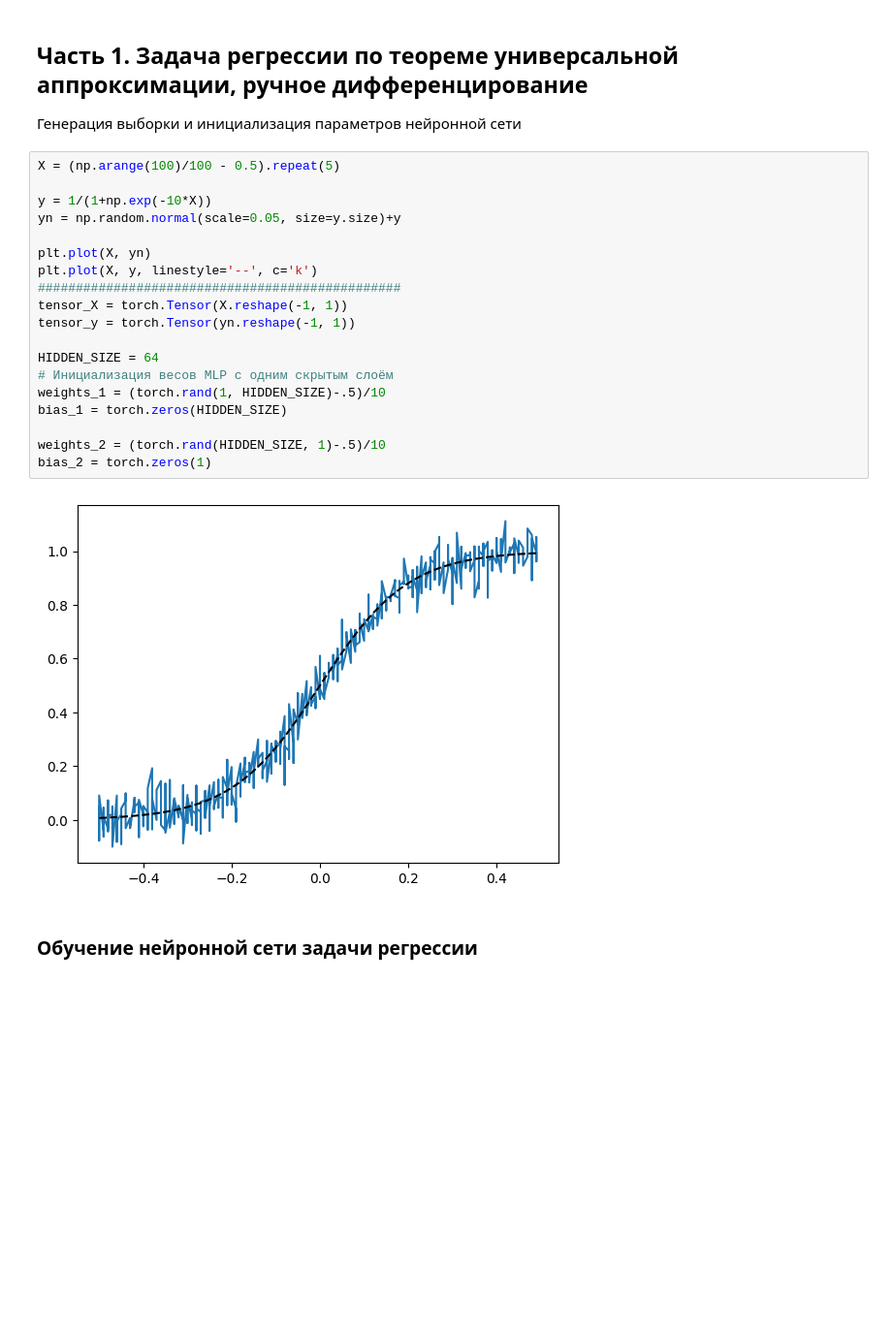
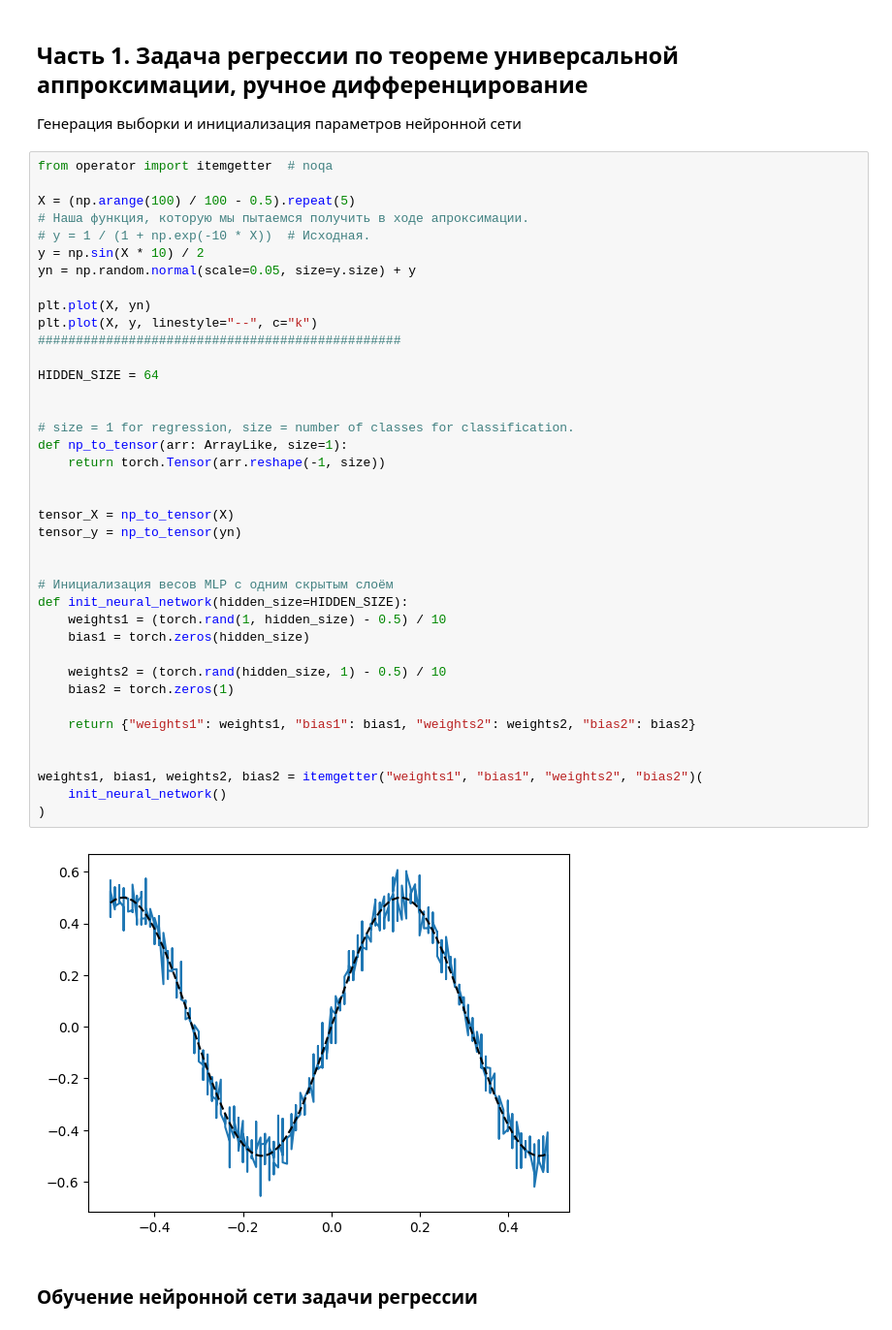
Before and after one commit to DeadlySquad13/t5-2-Neuroscience__Labs, a Jupyter notebook: src/lab1/main.ipynb, the cells around one changed output. Shown at 97% size. Cells and saved outputs as stored; diff of their text form; blank space fills up the shorter version.

```diff
--- a/src/lab1/main.ipynb
+++ b/src/lab1/main.ipynb
@@ -29,26 +31,46 @@ import matplotlib.pyplot as plt
 ## Часть 1. Задача регрессии по теореме универсальной аппроксимации, ручное дифференцирование
 Генерация выборки и инициализация параметров нейронной сети
 # %%
-X = (np.arange(100)/100 - 0.5).repeat(5)
+from operator import itemgetter  # noqa
 
-y = 1/(1+np.exp(-10*X))
-yn = np.random.normal(scale=0.05, size=y.size)+y
+X = (np.arange(100) / 100 - 0.5).repeat(5)
+# Наша функция, которую мы пытаемся получить в ходе апроксимации.
+# y = 1 / (1 + np.exp(-10 * X))  # Исходная.
+y = np.sin(X * 10) / 2
+yn = np.random.normal(scale=0.05, size=y.size) + y
 
 plt.plot(X, yn)
-plt.plot(X, y, linestyle='--', c='k')
+plt.plot(X, y, linestyle="--", c="k")
 ################################################
-tensor_X = torch.Tensor(X.reshape(-1, 1))
-tensor_y = torch.Tensor(yn.reshape(-1, 1))
 
 HIDDEN_SIZE = 64
+
+
+# size = 1 for regression, size = number of classes for classification.
+def np_to_tensor(arr: ArrayLike, size=1):
+    return torch.Tensor(arr.reshape(-1, size))
+
+
+tensor_X = np_to_tensor(X)
+tensor_y = np_to_tensor(yn)
+
+
 # Инициализация весов MLP с одним скрытым слоём
-weights_1 = (torch.rand(1, HIDDEN_SIZE)-.5)/10
-bias_1 = torch.zeros(HIDDEN_SIZE)
+def init_neural_network(hidden_size=HIDDEN_SIZE):
+    weights1 = (torch.rand(1, hidden_size) - 0.5) / 10
+    bias1 = torch.zeros(hidden_size)
 
-weights_2 = (torch.rand(HIDDEN_SIZE, 1)-.5)/10
-bias_2 = torch.zeros(1)
+    weights2 = (torch.rand(hidden_size, 1) - 0.5) / 10
+    bias2 = torch.zeros(1)
+
+    return {"weights1": weights1, "bias1": bias1, "weights2": weights2, "bias2": bias2}
+
+
+weights1, bias1, weights2, bias2 = itemgetter("weights1", "bias1", "weights2", "bias2")(
+    init_neural_network()
+)
 # %% [output]
-[figure, old version]
+[figure, new version]
 # %% [markdown]
 ### Обучение нейронной сети задачи регрессии
 # %%
```
Also changed, not shown: parts of 14 cells of this notebook, 1 other file.
